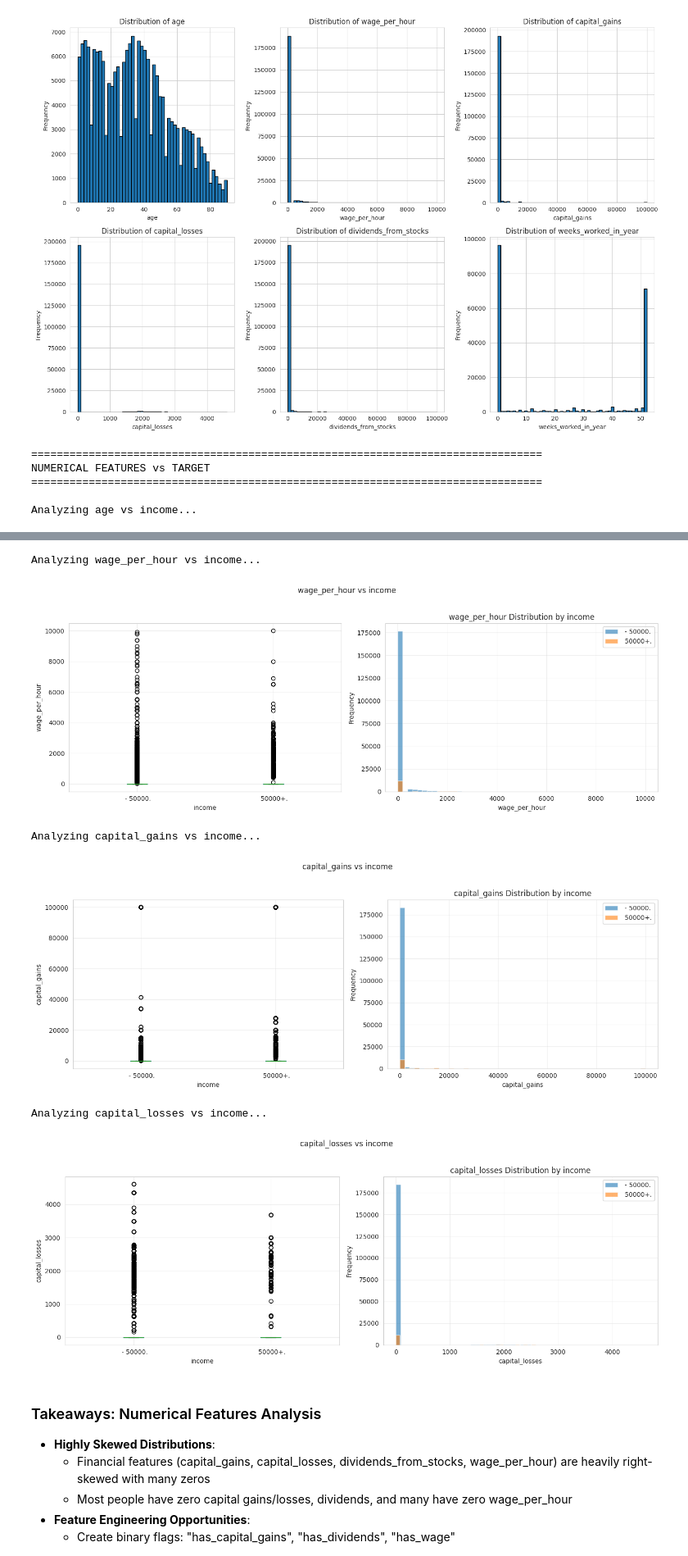
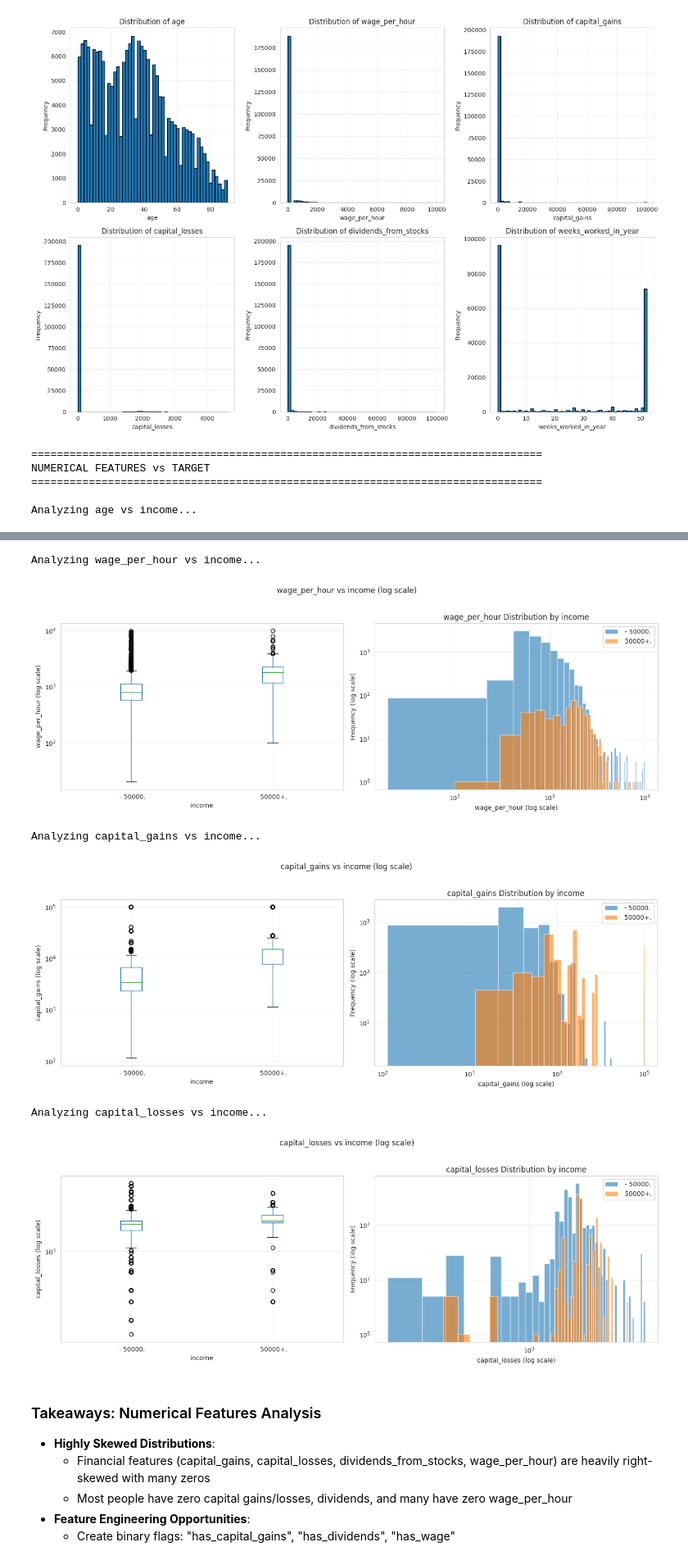
Before and after one commit to Ahmad222/census_ml_example, a Jupyter notebook: notebooks/01_exploratory_data_analysis.ipynb, the cells around one changed output, grey strips where cells are left out. Shown at 82% size. Drawn from its saved outputs; the diff is of its cells as text; code cells hidden in the pictures.

```diff
--- a/notebooks/01_exploratory_data_analysis.ipynb
+++ b/notebooks/01_exploratory_data_analysis.ipynb
@@ -477,32 +426,35 @@ NUMERICAL FEATURES DISTRIBUTIONS
 # %%
 # Plot numerical features vs target
 print("=" * 80)
 print("NUMERICAL FEATURES vs TARGET")
 print("=" * 80)
 
 # Analyze key numerical features with target
 for feature in key_numerical[:4]:  # Plot first 4 to avoid too many plots
     if feature in train_df.columns:
         print(f"\nAnalyzing {feature} vs {target_col}...")
+        # Apply log scale to all numerical features except age
+        use_log = (feature != 'age')
         plot_numerical_vs_target(
             train_df,
             feature=feature,
             target=target_col,
+            use_log_scale=use_log,
             save_path=f"../results/figures/{feature}_vs_target.png"
         )
 # %% [output]
 ================================================================================
 NUMERICAL FEATURES vs TARGET
 ================================================================================
 
 Analyzing age vs income...
 [figure]
 Analyzing wage_per_hour vs income...
-[figure, old version]
+[figure, new version]
 Analyzing capital_gains vs income...
-[figure, old version]
+[figure, new version]
 Analyzing capital_losses vs income...
-[figure, old version]
+[figure, new version]
 # %% [markdown]
 ### Takeaways: Numerical Features Analysis
 - **Highly Skewed Distributions**:
```
Also changed, not shown: parts of 16 cells of this notebook, 53 other files.
